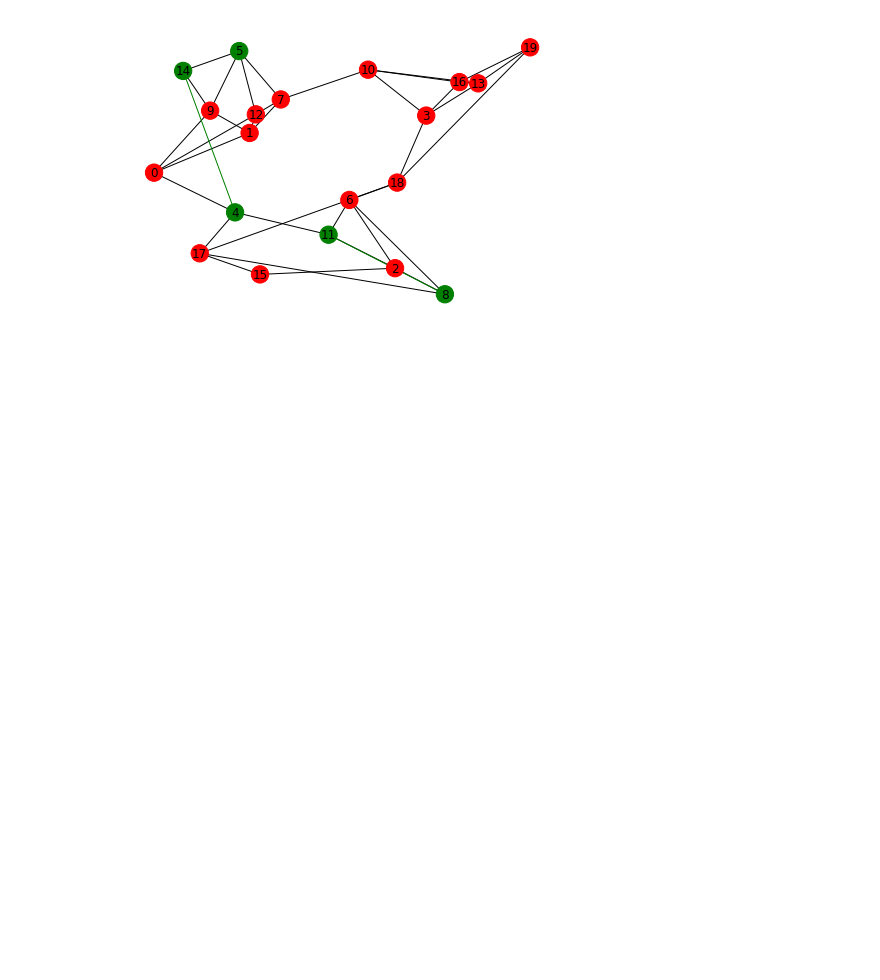
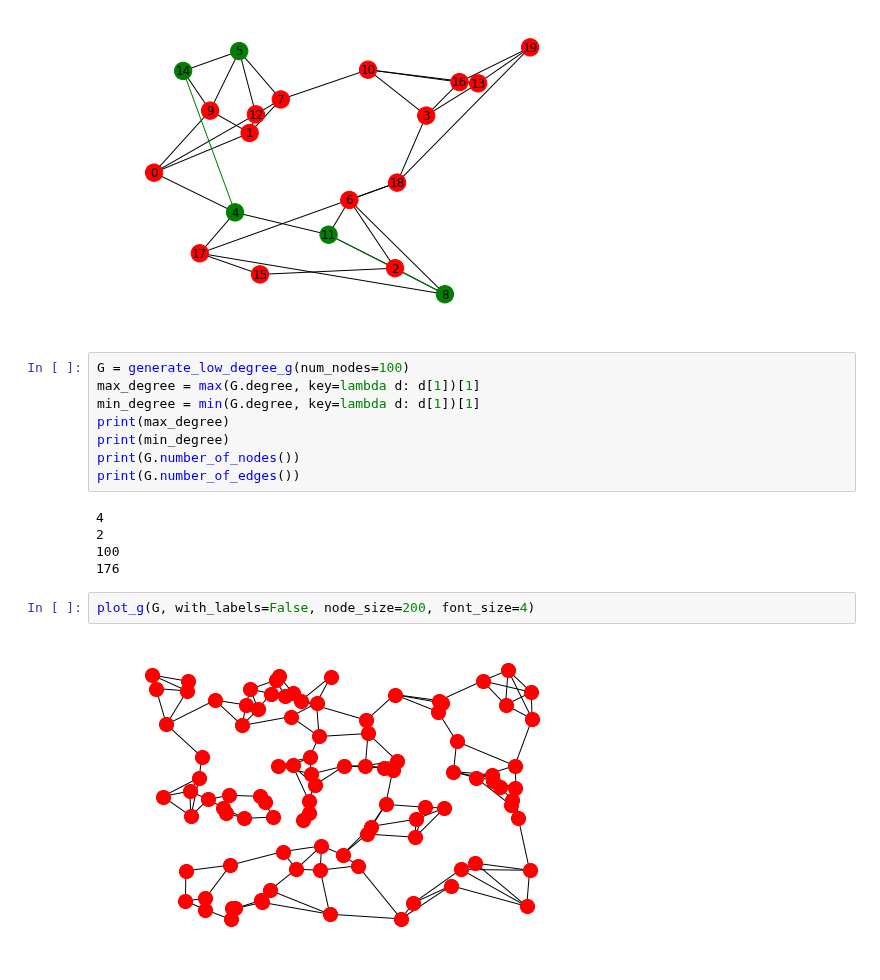
Before and after one commit to zhoutianyu16tue/PathFinder, a Jupyter notebook: dijkstra_path_finder_3.ipynb, the cells around one changed output. Drawn from its saved outputs; the diff is of its cells as text; blank space fills up the shorter version.

```diff
--- a/dijkstra_path_finder_3.ipynb
+++ b/dijkstra_path_finder_3.ipynb
@@ -643,3 +641,20 @@ nx.draw(G, with_labels=True, pos=pos,\
 plt.show()
 # %% [output]
 [figure]
+# %%
+G = generate_low_degree_g(num_nodes=100)
+max_degree = max(G.degree, key=lambda d: d[1])[1]
+min_degree = min(G.degree, key=lambda d: d[1])[1]
+print(max_degree)
+print(min_degree)
+print(G.number_of_nodes())
+print(G.number_of_edges())
+# %% [output]
+4
+2
+100
+176
+# %%
+plot_g(G, with_labels=False, node_size=200, font_size=4)
+# %% [output]
+[figure, added]
```
Also changed, not shown: parts of 1 cell of this notebook.
